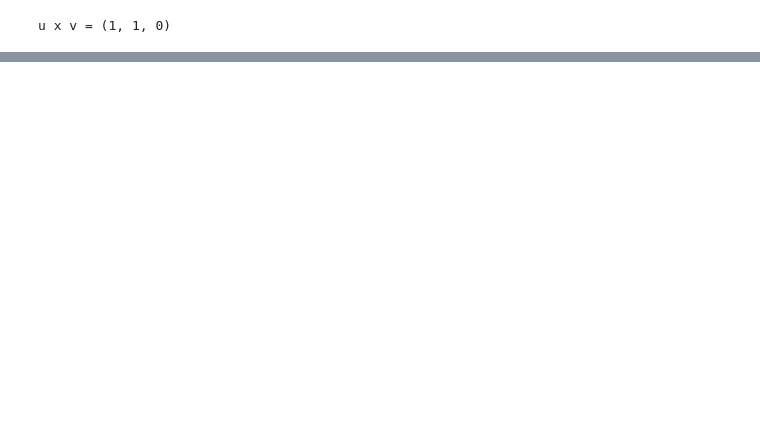
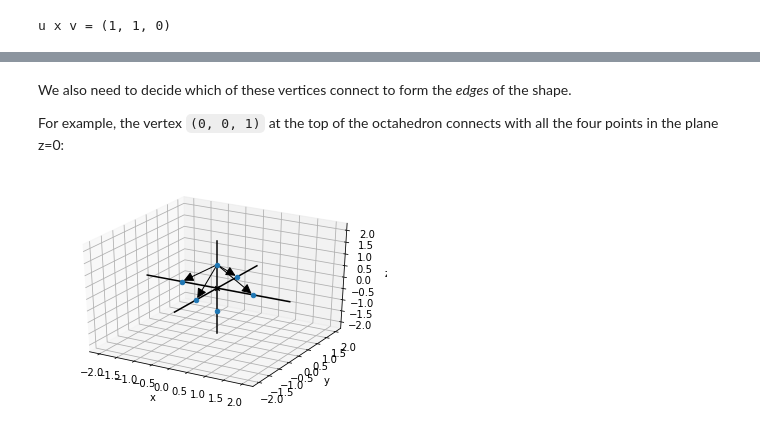
Before and after one commit to sergiofgonzalez/math-workbench, a Jupyter notebook: 02-the-3d-space/01-the-3d-space-notebook/vectors-in-3d.ipynb, the cells around one changed output, grey strips where cells are left out. Drawn from its saved outputs; the diff is of its cells as text; code cells hidden in the pictures; blank space fills up the shorter version.

```diff
--- a/02-the-3d-space/01-the-3d-space-notebook/vectors-in-3d.ipynb
+++ b/02-the-3d-space/01-the-3d-space-notebook/vectors-in-3d.ipynb
@@ -743,0 +774,18 @@ Note also that the area of the parallelogram defined by a couple of vectors $ u
+# %% [markdown]
+We also need to decide which of these vertices connect to form the *edges* of the shape.
+
+For example, the vertex `(0, 0, 1)` at the top of the octahedron connects with all the four points in the plane z=0:
+# %%
+octahedron_edges=[
+    Arrow3D((1, 0, 0), (0, 0, 1), color=black),
+    Arrow3D((0, 1, 0), (0, 0, 1), color=black),
+    Arrow3D((0, -1, 0), (0, 0, 1), color=black),
+    Arrow3D((-1, 0, 0), (0, 0, 1), color=black)
+]
+
+draw3d(
+    *octahedron_edges,
+    Points3D(*octahedron_vertices, color=blue)
+)
+# %% [output]
+[figure, added]
```
Also changed, not shown: parts of 11 cells of this notebook, 3 other files.
